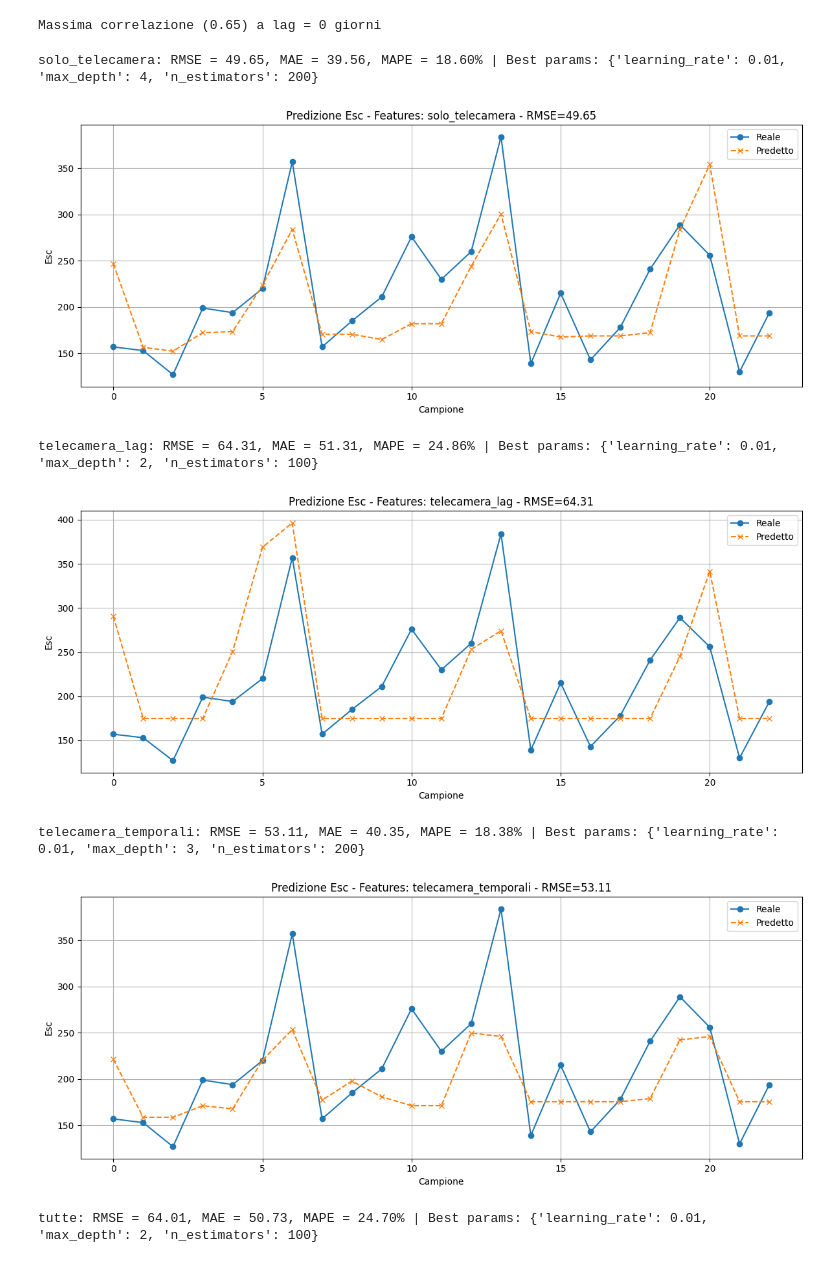
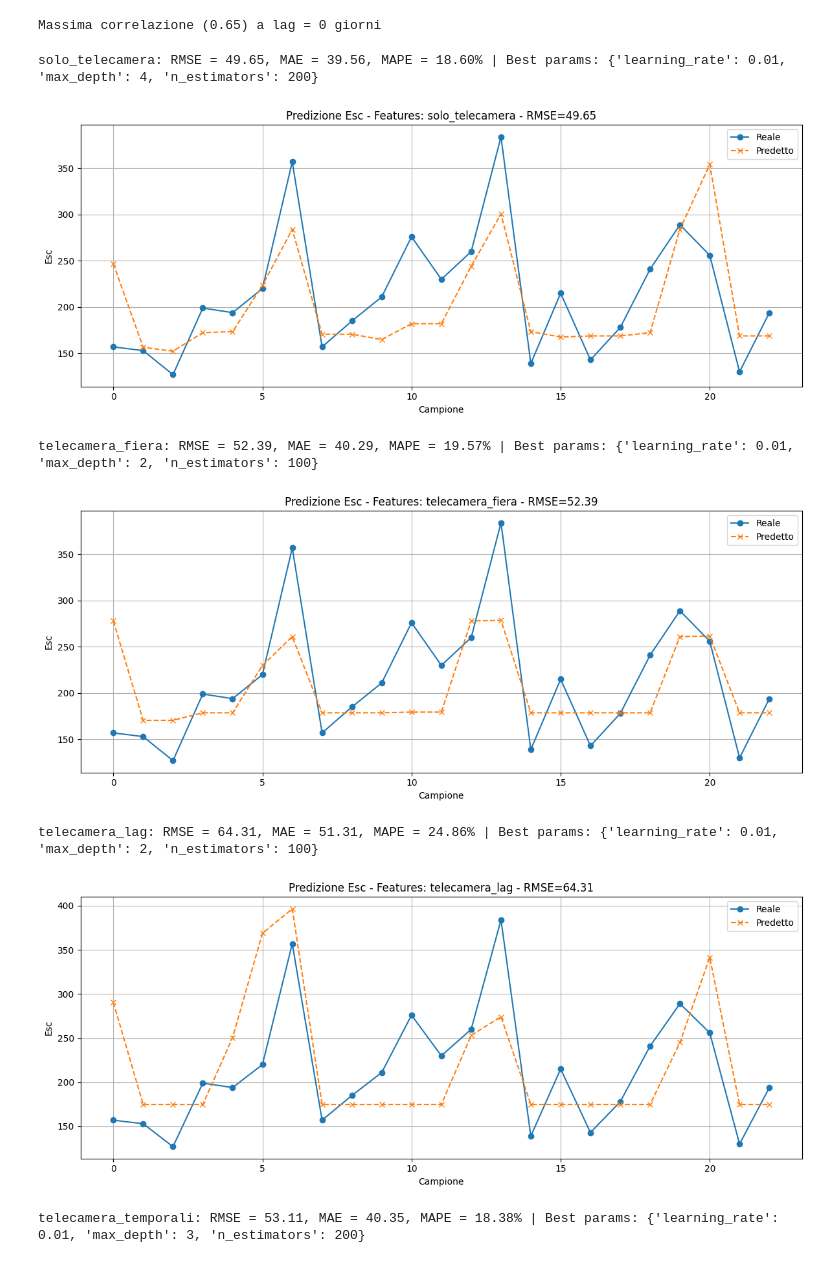
Before and after one commit to nbicocchi/S4C-Project, a Jupyter notebook: experiments/dataset2025/data_analysis/presence_analysis_2.ipynb, the cells around one changed output. Saved outputs shown, nothing was run; the diff lists cells and outputs as text; code cells hidden in the pictures.

```diff
--- a/experiments/dataset2025/data_analysis/presence_analysis_2.ipynb
+++ b/experiments/dataset2025/data_analysis/presence_analysis_2.ipynb
@@ -44,5 +44,7 @@ df_presenze["data_analisi"] = (
     pd.to_datetime(df_presenze["data_analisi"]) + pd.Timedelta(days=0)
 )
 
+df_presenze = df_presenze.rename(columns={"data_analisi": "day"})
+
 df_presenze
 # %% [output]
@@ -264,19 +207,16 @@ import matplotlib.pyplot as plt
 import matplotlib.dates as mdates
 import pandas as pd
 
-# Assicurati che la colonna sia datetime
-df_finale["data_analisi"] = pd.to_datetime(df_finale["data_analisi"])
-
 fig, ax = plt.subplots(figsize=(14,7))
 
 # Colonne da plottare
-colonne_da_plot = ["Esc", "Telecamera"]
+colonne_da_plot = ["aeroporto", "fiera", "telecamera"]
 palette = plt.cm.tab10(range(len(colonne_da_plot)))
 
 # =========================
 # Linee verticali per DOMENICHE
 # =========================
-sundays = df_finale[df_finale["data_analisi"].dt.weekday == 6]["data_analisi"]
+sundays = df_finale[df_finale["day"].dt.weekday == 6]["day"]
 for d in sundays:
     ax.axvline(
         x=d,
@@ -291,7 +231,7 @@ for d in sundays:
 # =========================
 for i, col in enumerate(colonne_da_plot):
     ax.plot(
-        df_finale["data_analisi"],
+        df_finale["day"],
         df_finale[col],
         color=palette[i],
         linewidth=2,
@@ -305,7 +245,7 @@ for i, col in enumerate(colonne_da_plot):
 # Linee verticali per anomalie
 # =========================
 for level, color in zip([1, 2, 3], ["orange", "red", "black"]):
-    dates = df_finale[df_finale["anomalia"] == level]["data_analisi"]
+    dates = df_finale[df_finale["anomalia"] == level]["day"]
     for d in dates:
         ax.axvline(
             x=d,
@@ -337,7 +277,7 @@ import seaborn as sns
 import matplotlib.pyplot as plt
 
 # Calcola la matrice di correlazione (solo colonne numeriche)
-corr = df_finale.drop(columns=["data_analisi"]).corr()
+corr = df_finale.drop(columns=["day"]).corr()
 
 # Mostra la matrice di correlazione con heatmap
 plt.figure(figsize=(10,8))
@@ -359,10 +299,10 @@ correlations = []
 for lag in range(-max_lag, max_lag+1):
     if lag < 0:
         # shift Telecamera indietro di |lag| giorni
-        corr = df_finale["Esc"].corr(df_finale["Telecamera"].shift(-lag))
+        corr = df_finale["Esc"].corr(df_finale["telecamera"].shift(-lag))
     else:
         # shift Telecamera avanti di lag giorni
-        corr = df_finale["Esc"].corr(df_finale["Telecamera"].shift(lag))
+        corr = df_finale["Esc"].corr(df_finale["telecamera"].shift(lag))
     correlations.append(corr)
 
 # Crea un grafico
@@ -390,22 +330,22 @@ from sklearn.model_selection import GridSearchCV
 
 # --- Dataset ---
 df_model = df_finale.copy()
-df_model["data_analisi"] = pd.to_datetime(df_model["data_analisi"])
-df_model = df_model.sort_values("data_analisi").reset_index(drop=True)
+df_model["day"] = pd.to_datetime(df_model["day"])
+df_model = df_model.sort_values("day").reset_index(drop=True)
 
 # --- Lags della telecamera ---
 max_lag = 8
 for lag in range(1, max_lag + 1):
-    df_model[f"Telecamera_lag{lag}"] = df_model["Telecamera"].shift(lag)
+    df_model[f"telecamera_lag{lag}"] = df_model["telecamera"].shift(lag)
 
 # Rimuovi righe con NaN
-lag_cols = [f"Telecamera_lag{i}" for i in range(1, max_lag + 1)]
+lag_cols = [f"telecamera_lag{i}" for i in range(1, max_lag + 1)]
 df_model = df_model.dropna(subset=lag_cols).reset_index(drop=True)
 
 # --- Feature temporali (solo interi, niente seno/coseno) ---
-df_model["dow"] = df_model["data_analisi"].dt.weekday
-df_model["mese"] = df_model["data_analisi"].dt.month
-df_model["giorno_mese"] = df_model["data_analisi"].dt.day
+df_model["dow"] = df_model["day"].dt.weekday
+df_model["mese"] = df_model["day"].dt.month
+df_model["giorno_mese"] = df_model["day"].dt.day
 
 # --- Train/test split basato su indice sequenziale ---
 train_frac = 0.8
@@ -414,18 +354,19 @@ train_idx = int(len(df_model) * train_frac)
 # --- Feature sets ---
 feature_sets = {
     # Con Telecamera
-    "solo_telecamera": ["Telecamera"],
-    "telecamera_lag": ["Telecamera"] + [f"Telecamera_lag{i}" for i in range(1, max_lag)],
-    "telecamera_temporali": ["Telecamera", "dow", "mese", "giorno_mese"],
-    "tutte": ["Telecamera"] + [f"Telecamera_lag{i}" for i in range(1, max_lag)] +
+    "solo_telecamera": ["telecamera"],
+    "telecamera_fiera" : ["telecamera", "fiera"],
+    "telecamera_lag": ["telecamera"] + [f"telecamera_lag{i}" for i in range(1, max_lag)],
+    "telecamera_temporali": ["telecamera", "dow", "mese", "giorno_mese"],
+    "tutte": ["telecamera"] + [f"telecamera_lag{i}" for i in range(1, max_lag)] +
              ["dow", "mese", "giorno_mese", "anomalia"],
 
     # Senza Telecamera
-    "solo_lag": [f"Telecamera_lag{i}" for i in range(1, max_lag)],
+    "solo_lag": [f"telecamera_lag{i}" for i in range(1, max_lag)],
     "solo_temporali": ["dow", "mese"],
-    "lag_temporali": [f"Telecamera_lag{i}" for i in range(1, max_lag)] + ["dow", "mese"],
+    "lag_temporali": [f"telecamera_lag{i}" for i in range(1, max_lag)] + ["dow", "mese"],
     "temporali_anomalia": ["dow", "mese", "giorno_mese", "anomalia"],
-    "tutte_senza_telecamera": [f"Telecamera_lag{i}" for i in range(1, max_lag)] +
+    "tutte_senza_telecamera": [f"telecamera_lag{i}" for i in range(1, max_lag)] +
                               ["dow", "mese", "giorno_mese", "anomalia"]
 }
 
@@ -453,35 +394,35 @@ for name, features in feature_sets.items():
         scoring="neg_root_mean_squared_error",
         n_jobs=-1
     )
     grid_search.fit(X_train, y_train)
     best_model = grid_search.best_estimator_
 
     # Predizioni
     y_pred = best_model.predict(X_test)
 
     # Metriche
     rmse = np.sqrt(mean_squared_error(y_test, y_pred))
     mae = mean_absolute_error(y_test, y_pred)
     mape = np.mean(np.abs((y_test - y_pred) / y_test)) * 100
 
     print(f"\n{name}: RMSE = {rmse:.2f}, MAE = {mae:.2f}, MAPE = {mape:.2f}% | Best params: {grid_search.best_params_}")
 
     # Grafico
     plt.figure(figsize=(12,5))
     plt.plot(y_test.values, label="Reale", marker="o")
     plt.plot(y_pred, label="Predetto", linestyle="--", marker="x")
     plt.title(f"Predizione Esc - Features: {name} - RMSE={rmse:.2f}")
     plt.xlabel("Campione")
     plt.ylabel("Esc")
     plt.legend()
     plt.grid(True)
     plt.tight_layout()
     plt.show()
 # %% [output]
 solo_telecamera: RMSE = 49.65, MAE = 39.56, MAPE = 18.60% | Best params: {'learning_rate': 0.01, 'max_depth': 4, 'n_estimators': 200}
 [figure]
-telecamera_lag: RMSE = 64.31, MAE = 51.31, MAPE = 24.86% | Best params: {'learning_rate': 0.01, 'max_depth': 2, 'n_estimators': 100}
+telecamera_fiera: RMSE = 52.39, MAE = 40.29, MAPE = 19.57% | Best params: {'learning_rate': 0.01, 'max_depth': 2, 'n_estimators': 100}
-[figure, old version]
+[figure, new version]
-telecamera_temporali: RMSE = 53.11, MAE = 40.35, MAPE = 18.38% | Best params: {'learning_rate': 0.01, 'max_depth': 3, 'n_estimators': 200}
+telecamera_lag: RMSE = 64.31, MAE = 51.31, MAPE = 24.86% | Best params: {'learning_rate': 0.01, 'max_depth': 2, 'n_estimators': 100}
-[figure, old version]
+[figure, new version]
-tutte: RMSE = 64.01, MAE = 50.73, MAPE = 24.70% | Best params: {'learning_rate': 0.01, 'max_depth': 2, 'n_estimators': 100}
+telecamera_temporali: RMSE = 53.11, MAE = 40.35, MAPE = 18.38% | Best params: {'learning_rate': 0.01, 'max_depth': 3, 'n_estimators': 200}
```
Also changed, not shown: parts of 12 cells of this notebook, 8 other files.
